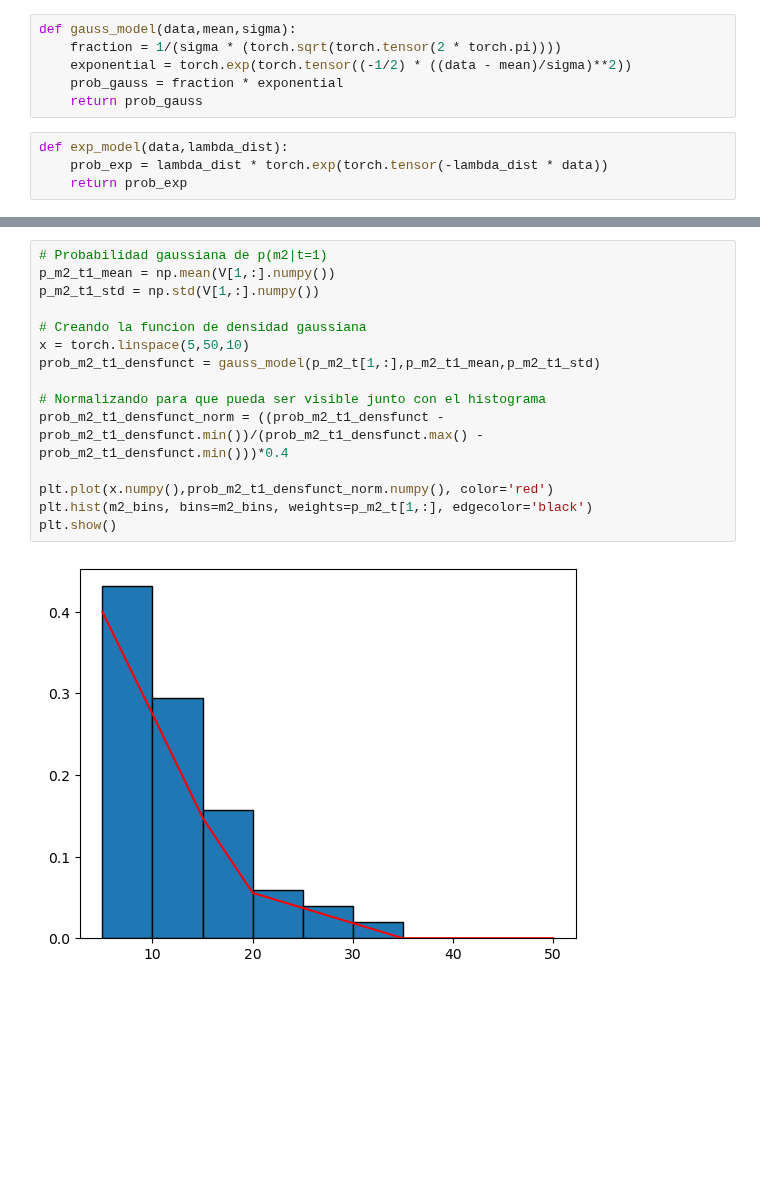
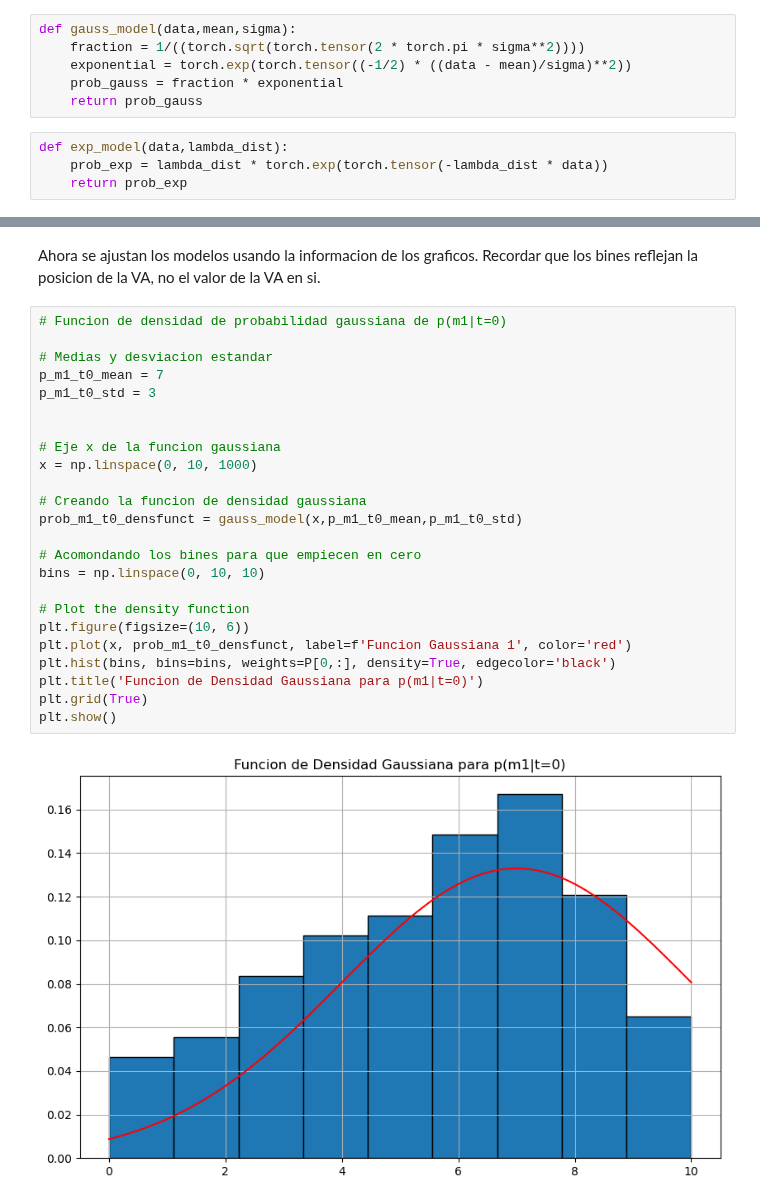
Before and after one commit to YoksanVC/TEC_DataScienceCert, a Jupyter notebook: Module_3_Estadistica_CienciaDatos/Quiz2_Racionar/Quiz2_Racionar_YoksanVarela.ipynb, the cells around one changed output, grey strips where cells are left out. Cells and saved outputs as stored; diff of their text form; blank space fills up the shorter version.

```diff
--- a/Module_3_Estadistica_CienciaDatos/Quiz2_Racionar/Quiz2_Racionar_YoksanVarela.ipynb
+++ b/Module_3_Estadistica_CienciaDatos/Quiz2_Racionar/Quiz2_Racionar_YoksanVarela.ipynb
@@ -139,7 +87,7 @@ Para p(m2|t=1), la distribucion de los datos es Exponencial.
 Se crean dos funciones, uno para un modelo Gaussiano y otro para un modelo Exponencial:
 # %%
 def gauss_model(data,mean,sigma):
-    fraction = 1/(sigma * (torch.sqrt(torch.tensor(2 * torch.pi))))
+    fraction = 1/((torch.sqrt(torch.tensor(2 * torch.pi * sigma**2))))
     exponential = torch.exp(torch.tensor((-1/2) * ((data - mean)/sigma)**2))
     prob_gauss = fraction * exponential
     return prob_gauss
@@ -201,17 +98,28 @@ plt.show()
-# %%
-# Probabilidad gaussiana de p(m2|t=1)
-p_m2_t1_mean = np.mean(V[1,:].numpy())
-p_m2_t1_std = np.std(V[1,:].numpy())
-
-# Creando la funcion de densidad gaussiana
-x = torch.linspace(5,50,10)
-prob_m2_t1_densfunct = gauss_model(p_m2_t[1,:],p_m2_t1_mean,p_m2_t1_std)
-
-# Normalizando para que pueda ser visible junto con el histograma
-prob_m2_t1_densfunct_norm = ((prob_m2_t1_densfunct - prob_m2_t1_densfunct.min())/(prob_m2_t1_densfunct.max() - prob_m2_t1_densfunct.min()))*0.4
-
-plt.plot(x.numpy(),prob_m2_t1_densfunct_norm.numpy(), color='red')
-plt.hist(m2_bins, bins=m2_bins, weights=p_m2_t[1,:], edgecolor='black')
-plt.show()
-# %% [output]
-[figure, removed]
+# %% [markdown]
+Ahora se ajustan los modelos usando la informacion de los graficos. Recordar que los bines reflejan la posicion de la VA, no el valor de la VA en si.
+# %%
+# Funcion de densidad de probabilidad gaussiana de p(m1|t=0)
+
+# Medias y desviacion estandar
+p_m1_t0_mean = 7
+p_m1_t0_std = 3
+
+
+# Eje x de la funcion gaussiana
+x = np.linspace(0, 10, 1000)
+
+# Creando la funcion de densidad gaussiana
+prob_m1_t0_densfunct = gauss_model(x,p_m1_t0_mean,p_m1_t0_std)
+
+# Acomondando los bines para que empiecen en cero
+bins = np.linspace(0, 10, 10)
+
+# Plot the density function
+plt.figure(figsize=(10, 6))
+plt.plot(x, prob_m1_t0_densfunct, label=f'Funcion Gaussiana 1', color='red')
+plt.hist(bins, bins=bins, weights=P[0,:], density=True, edgecolor='black')
+plt.title('Funcion de Densidad Gaussiana para p(m1|t=0)')
+plt.grid(True)
+plt.show()
+# %% [output]
+[figure, added]
```
Also changed, not shown: parts of 29 cells of this notebook.
